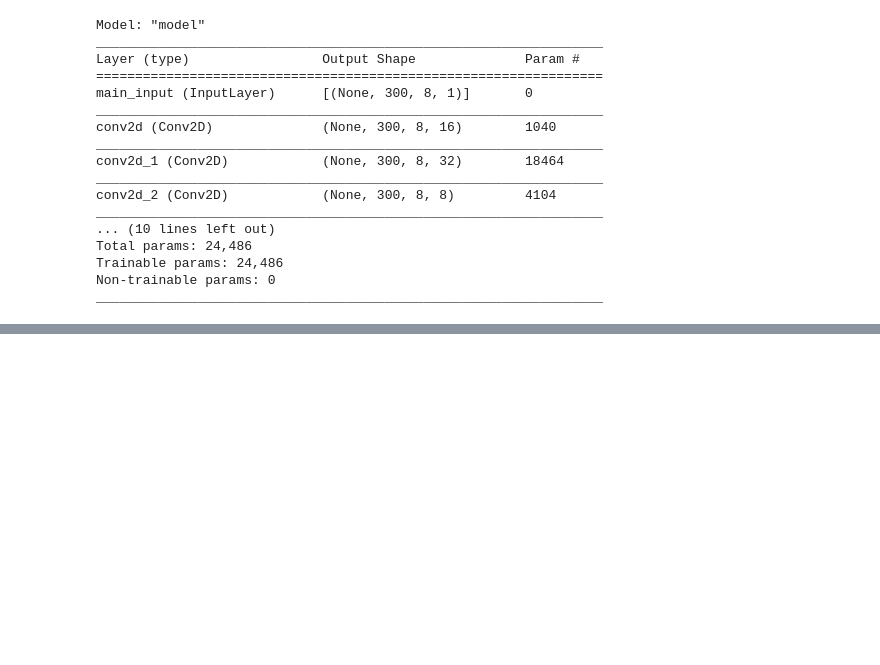
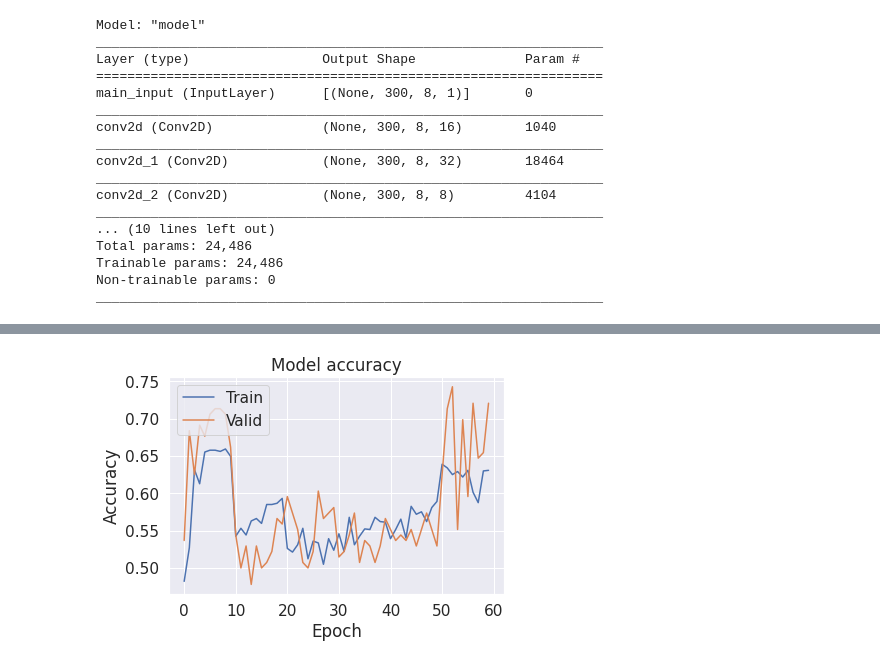
Before and after one commit to ahliminha/P300, a Jupyter notebook: P300.ipynb, the cells around one changed output, grey strips where cells are left out. Drawn from its saved outputs; the diff is of its cells as text; code cells hidden in the pictures; blank space fills up the shorter version.

```diff
--- a/P300.ipynb
+++ b/P300.ipynb
@@ -203,0 +185,14 @@ for file in files:
+# %%
+accuracy = [trial for subject in acc for trial in subject]
+val_accuracy = [trial for subject in val_acc for trial in subject]
+# %%
+# Plot test accuracy values
+plt.plot(np.vstack(accuracy))
+plt.plot(np.vstack(val_accuracy))
+plt.title('Model accuracy')
+plt.ylabel('Accuracy')
+plt.xlabel('Epoch')
+plt.legend(['Train', 'Valid'], loc='upper left')
+plt.show()
+# %% [output]
+[figure, added]
```
Also changed, not shown: parts of 10 cells of this notebook.
